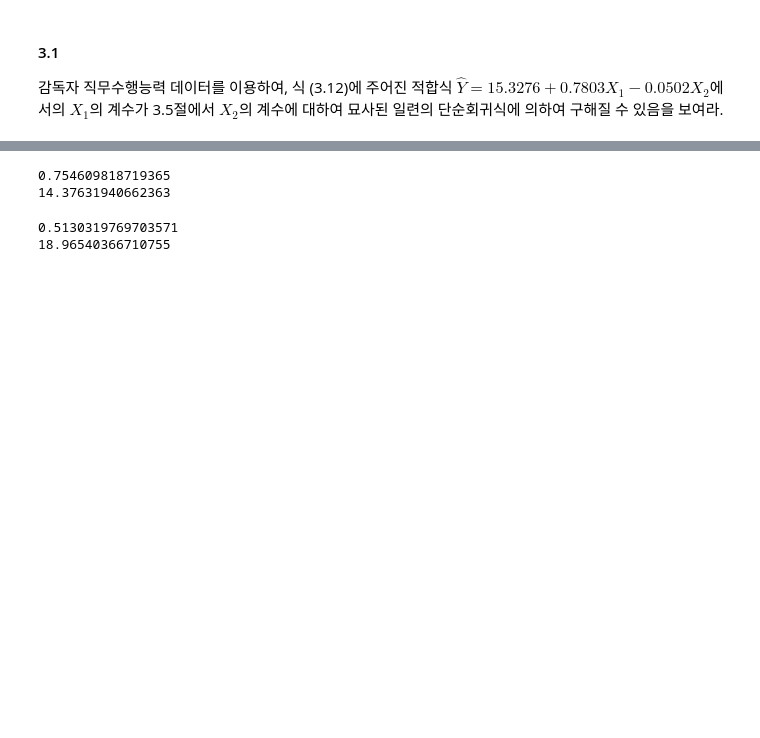
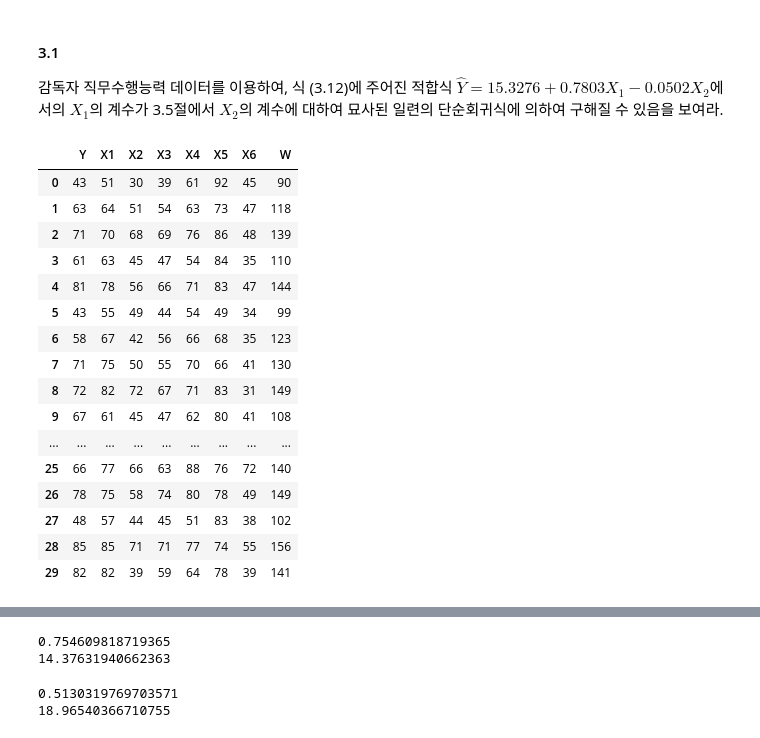
Before and after one commit to DongsuKang/RegressionAnalysisByExample, a Jupyter notebook: Chapter3_ans.ipynb, the cells around one changed output, grey strips where cells are left out. Cells and saved outputs as stored; diff of their text form; code cells hidden in the pictures; blank space fills up the shorter version.

```diff
--- a/Chapter3_ans.ipynb
+++ b/Chapter3_ans.ipynb
@@ -89,3 +89,24 @@ def get_confidence_interval_of_predicted_values(predicted_value, std_err_of_pred
 감독자 직무수행능력 데이터를 이용하여, 식 (3.12)에 주어진 적합식 $\hat{Y} = 15.3276 + 0.7803 X_1 - 0.0502 X_2$에서의 $X_1$의 계수가 3.5절에서 $X_2$의 계수에 대하여 묘사된 일련의 단순회귀식에 의하여 구해질 수 있음을 보여라.
 # %%
 performance = pd.read_csv("Supervisor_Performance.csv", sep="\t")
+performance.columns = [col.strip() for col in performance.columns]
+# %%
+performance
+# %% [output]
+|  | Y | X1 | X2 | X3 | X4 | X5 | X6 | W |
+| 0 | 43 | 51 | 30 | 39 | 61 | 92 | 45 | 90 |
+| 1 | 63 | 64 | 51 | 54 | 63 | 73 | 47 | 118 |
+| 2 | 71 | 70 | 68 | 69 | 76 | 86 | 48 | 139 |
+| 3 | 61 | 63 | 45 | 47 | 54 | 84 | 35 | 110 |
+| 4 | 81 | 78 | 56 | 66 | 71 | 83 | 47 | 144 |
+| 5 | 43 | 55 | 49 | 44 | 54 | 49 | 34 | 99 |
+| 6 | 58 | 67 | 42 | 56 | 66 | 68 | 35 | 123 |
+| 7 | 71 | 75 | 50 | 55 | 70 | 66 | 41 | 130 |
+| 8 | 72 | 82 | 72 | 67 | 71 | 83 | 31 | 149 |
+| 9 | 67 | 61 | 45 | 47 | 62 | 80 | 41 | 108 |
+| ... | ... | ... | ... | ... | ... | ... | ... | ... |
+| 25 | 66 | 77 | 66 | 63 | 88 | 76 | 72 | 140 |
+| 26 | 78 | 75 | 58 | 74 | 80 | 78 | 49 | 149 |
+| 27 | 48 | 57 | 44 | 45 | 51 | 83 | 38 | 102 |
+| 28 | 85 | 85 | 71 | 71 | 77 | 74 | 55 | 156 |
+| 29 | 82 | 82 | 39 | 59 | 64 | 78 | 39 | 141 |
```
Also changed, not shown: parts of 17 cells of this notebook.
